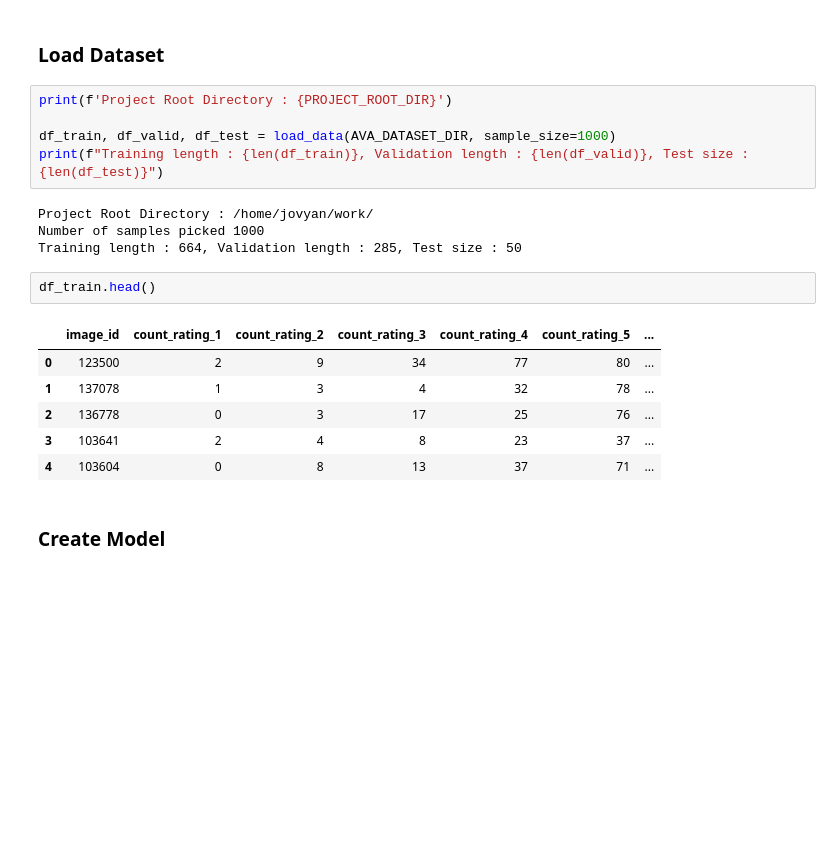
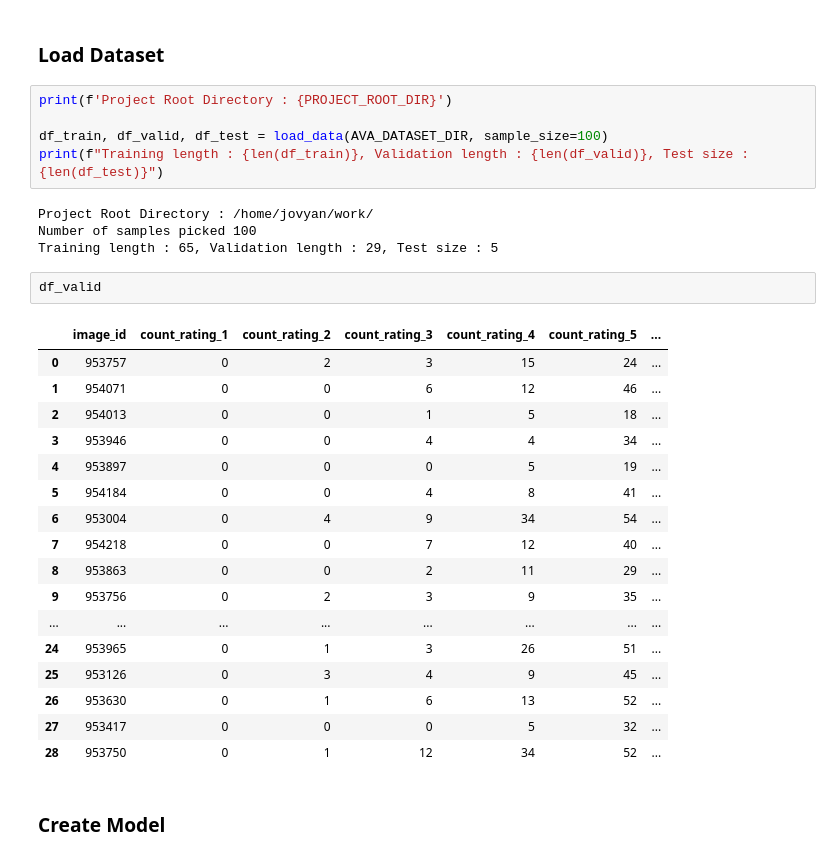
Before and after one commit to maindolaamit/nima, a Jupyter notebook: notebooks/ava_train_mobilenet.ipynb, the cells around one changed output. Saved outputs shown, nothing was run; the diff lists cells and outputs as text; blank space fills up the shorter version.

```diff
--- a/notebooks/ava_train_mobilenet.ipynb
+++ b/notebooks/ava_train_mobilenet.ipynb
@@ -52,21 +52,32 @@ from nima.utils.ava_dataset_utils import load_data, get_rating_columns
 # %%
 print(f'Project Root Directory : {PROJECT_ROOT_DIR}')
 
-df_train, df_valid, df_test = load_data(AVA_DATASET_DIR, sample_size=1000)
+df_train, df_valid, df_test = load_data(AVA_DATASET_DIR, sample_size=100)
 print(f"Training length : {len(df_train)}, Validation length : {len(df_valid)}, Test size : {len(df_test)}")
 # %% [output]
 Project Root Directory : /home/jovyan/work/
-Number of samples picked 1000
-Training length : 664, Validation length : 285, Test size : 50
+Number of samples picked 100
+Training length : 65, Validation length : 29, Test size : 5
-# %%
-df_train.head()
-# %% [output]
-|  | image_id | count_rating_1 | count_rating_2 | count_rating_3 | count_rating_4 | count_rating_5 | ... |
-| 0 | 123500 | 2 | 9 | 34 | 77 | 80 | ... |
-| 1 | 137078 | 1 | 3 | 4 | 32 | 78 | ... |
-| 2 | 136778 | 0 | 3 | 17 | 25 | 76 | ... |
-| 3 | 103641 | 2 | 4 | 8 | 23 | 37 | ... |
-| 4 | 103604 | 0 | 8 | 13 | 37 | 71 | ... |
+# %%
+df_valid
+# %% [output]
+|  | image_id | count_rating_1 | count_rating_2 | count_rating_3 | count_rating_4 | count_rating_5 | ... |
+| 0 | 953757 | 0 | 2 | 3 | 15 | 24 | ... |
+| 1 | 954071 | 0 | 0 | 6 | 12 | 46 | ... |
+| 2 | 954013 | 0 | 0 | 1 | 5 | 18 | ... |
+| 3 | 953946 | 0 | 0 | 4 | 4 | 34 | ... |
+| 4 | 953897 | 0 | 0 | 0 | 5 | 19 | ... |
+| 5 | 954184 | 0 | 0 | 4 | 8 | 41 | ... |
+| 6 | 953004 | 0 | 4 | 9 | 34 | 54 | ... |
+| 7 | 954218 | 0 | 0 | 7 | 12 | 40 | ... |
+| 8 | 953863 | 0 | 0 | 2 | 11 | 29 | ... |
+| 9 | 953756 | 0 | 2 | 3 | 9 | 35 | ... |
+| ... | ... | ... | ... | ... | ... | ... | ... |
+| 24 | 953965 | 0 | 1 | 3 | 26 | 51 | ... |
+| 25 | 953126 | 0 | 3 | 4 | 9 | 45 | ... |
+| 26 | 953630 | 0 | 1 | 6 | 13 | 52 | ... |
+| 27 | 953417 | 0 | 0 | 0 | 5 | 32 | ... |
+| 28 | 953750 | 0 | 1 | 12 | 34 | 52 | ... |
 # %% [markdown]
 ### Create Model
 # %%
```
Also changed, not shown: parts of 4 cells of this notebook, 2 other files.
